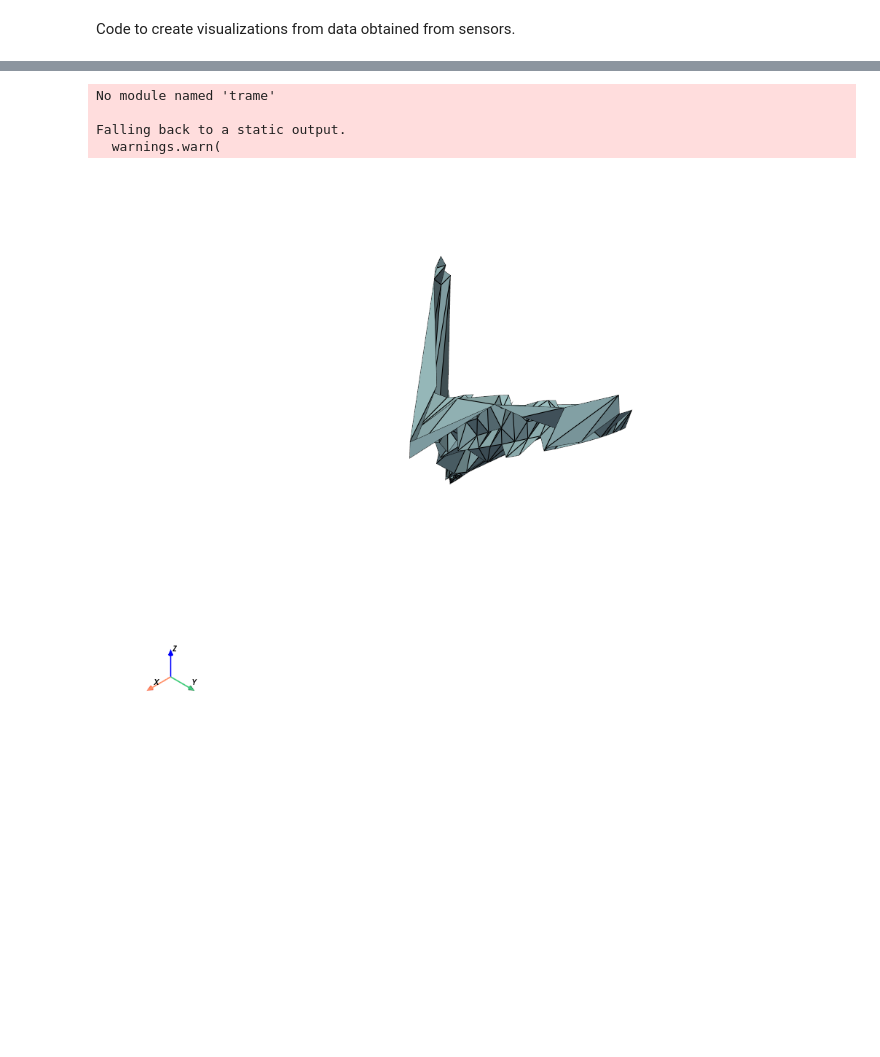
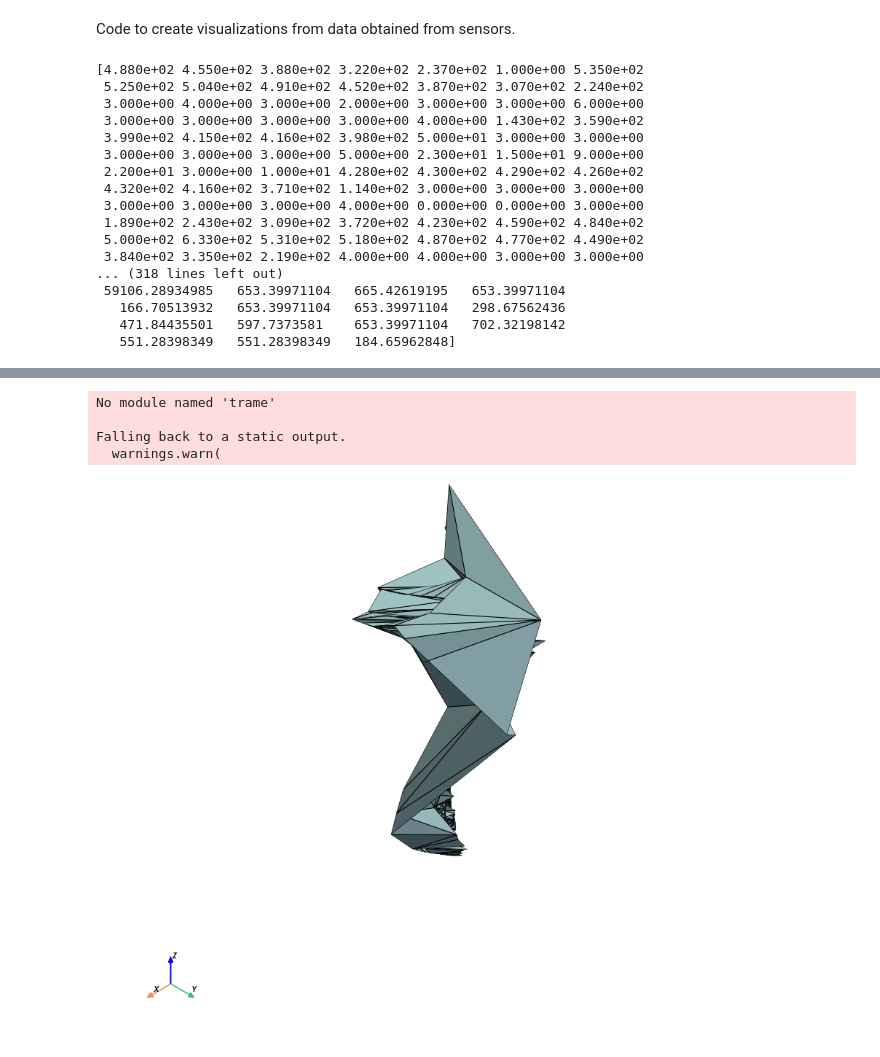
Before and after one commit to veskew/PIE-Mini-Project-2, a Jupyter notebook: visualizations.ipynb, the cells around one changed output, grey strips where cells are left out. Saved outputs shown, nothing was run; the diff lists cells and outputs as text; code cells hidden in the pictures; blank space fills up the shorter version.

Commit message:
Update Arduino code so sensor does not move from 80 to 40 degrees every time it pans, and update visualizations with callibration data.

```diff
--- a/visualizations.ipynb
+++ b/visualizations.ipynb
@@ -0,0 +47,30 @@
+# %%
+# Inputting data
+Distance_train = [20, 25, 30, 35, 40, 45, 50, 55, 60, 65, 70, 75, 80, 85, 90, 95, 100]  # Distances chosen by me to train the model.
+Voltage_train = [492, 440, 385, 338, 304, 266, 240, 213, 199, 182, 171, 155, 148, 138, 130, 124, 119]  # The corresponding output voltages.
+
+
+# Convert lists to numpy arrays
+Distance_train = np.array(Distance_train)
+Voltage_train = np.array(Voltage_train)
+
+# Calculate the coefficients (slope and intercept)
+a, b, c = np.polyfit(Distance_train, Voltage_train, 2)
+
+# Create a line based on the slope and intercept
+quadratic = a * Distance_train * Distance_train + b * Distance_train + c
+
+# Plot the original data points
+plt.scatter(Distance_train, Voltage_train, color='blue', label='Data Points')
+
+# Plot the line of best fit
+plt.plot(Distance_train, quadratic, color='red', label='Line of Best Fit')
+
+# Add labels and a legend
+plt.xlabel('Distance from sensor (cm)')
+plt.ylabel('Sensor output')
+plt.title('Line of Best Fit')
+plt.legend()
+
+# Show the plot
+plt.show()
@@ -1,10 +79,7 @@
 # %% [markdown]
 Code to create visualizations from data obtained from sensors.
 # %%
-import matplotlib.pyplot as plt
-import numpy as np
-import pyvista as pv
-import csv
+
 
 dataSource = 'Scan_1.csv'
 
@@ -24,6 +99,12 @@ theta2 = data_array[:,2] # Pan angle (Servo1)
 # Convert angles from degrees to radians
 theta1 = theta1 * (np.pi/180)
 theta2 = theta2 * (np.pi/180)
+
+# Convert sensor outputs to distance (cm)
+print(distance)
+print("*************")
+distance = np.multiply(np.multiply(a, distance), distance) + np.multiply(b, distance) + c
+print(distance)
 
 # Convert the coordinates from polar to cartesian
 Z_coordinates = np.multiply(distance, np.sin(theta1))
@@ -64,3 +145,20 @@ cloud = pv.PolyData(data_points)
 surf = cloud.delaunay_2d()
 surf.plot(show_edges=True)
 # %% [output]
+[4.880e+02 4.550e+02 3.880e+02 3.220e+02 2.370e+02 1.000e+00 5.350e+02
+ 5.250e+02 5.040e+02 4.910e+02 4.520e+02 3.870e+02 3.070e+02 2.240e+02
+ 3.000e+00 4.000e+00 3.000e+00 2.000e+00 3.000e+00 3.000e+00 6.000e+00
+ 3.000e+00 3.000e+00 3.000e+00 3.000e+00 4.000e+00 1.430e+02 3.590e+02
+ 3.990e+02 4.150e+02 4.160e+02 3.980e+02 5.000e+01 3.000e+00 3.000e+00
+ 3.000e+00 3.000e+00 3.000e+00 5.000e+00 2.300e+01 1.500e+01 9.000e+00
+ 2.200e+01 3.000e+00 1.000e+01 4.280e+02 4.300e+02 4.290e+02 4.260e+02
+ 4.320e+02 4.160e+02 3.710e+02 1.140e+02 3.000e+00 3.000e+00 3.000e+00
+ 3.000e+00 3.000e+00 3.000e+00 4.000e+00 0.000e+00 0.000e+00 3.000e+00
+ 1.890e+02 2.430e+02 3.090e+02 3.720e+02 4.230e+02 4.590e+02 4.840e+02
+ 5.000e+02 6.330e+02 5.310e+02 5.180e+02 4.870e+02 4.770e+02 4.490e+02
+ 3.840e+02 3.350e+02 2.190e+02 4.000e+00 4.000e+00 3.000e+00 3.000e+00
+... (318 lines left out)
+ 59106.28934985   653.39971104   665.42619195   653.39971104
+   166.70513932   653.39971104   653.39971104   298.67562436
+   471.84435501   597.7373581    653.39971104   702.32198142
+   551.28398349   551.28398349   184.65962848]
@@ -68,5 +166,5 @@ surf.plot(show_edges=True)
-No module named 'trame'
-
-Falling back to a static output.
-  warnings.warn(
+No module named 'trame'
+
+Falling back to a static output.
+  warnings.warn(
-[figure, old version]
+[figure, new version]
```
Also changed, not shown: parts of 8 cells of this notebook, 1 other file.
